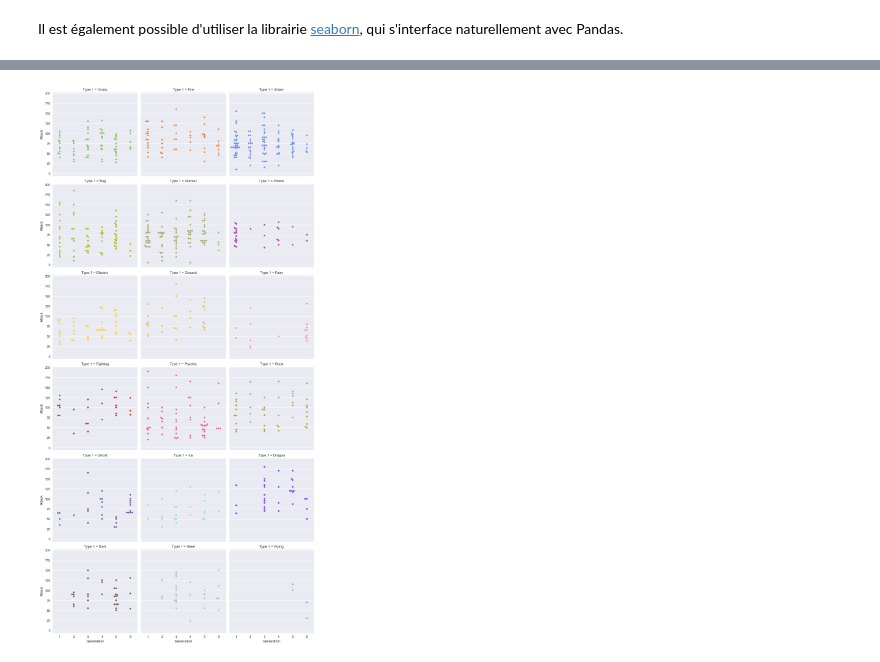
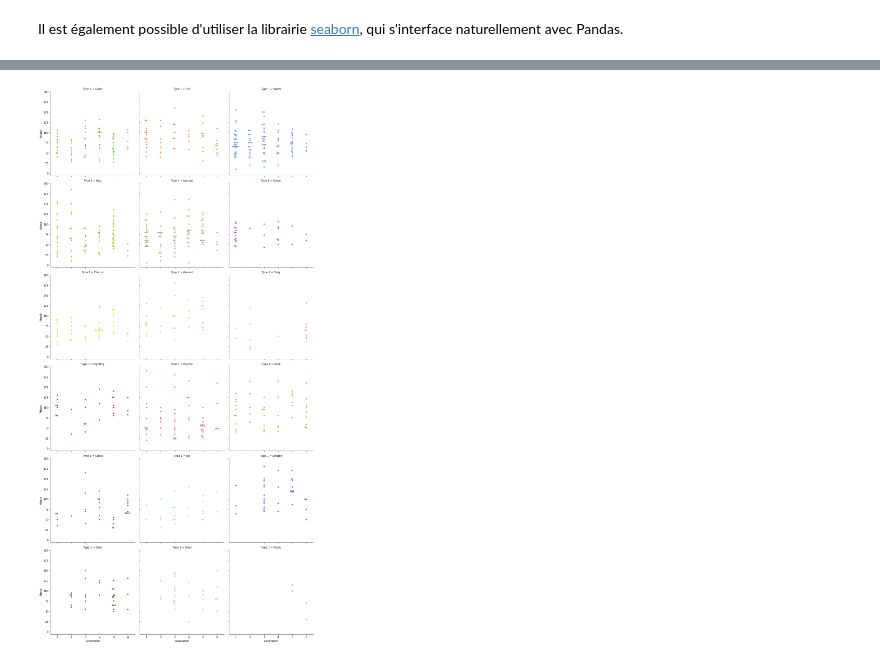
Before and after one commit to ycopin/Informatique-Python, a Jupyter notebook: Cours/pokemon.ipynb, the cells around one changed output, grey strips where cells are left out. Cells and saved outputs as stored; diff of their text form; code cells hidden in the pictures.

```diff
--- a/Cours/pokemon.ipynb
+++ b/Cours/pokemon.ipynb
@@ -242,5 +240,5 @@ ax.set_aspect('equal')
 # %%
-SNS.factorplot(x='Generation', y='Attack', data=df,
+SNS.catplot(x='Generation', y='Attack', data=df,
                hue='Type 1', palette=pok_type_colors, col='Type 1', col_wrap=3, kind='swarm');
 # %% [output]
-[figure, old version]
+[figure, new version]
```
Also changed, not shown: parts of 10 cells of this notebook, 11 other files.
